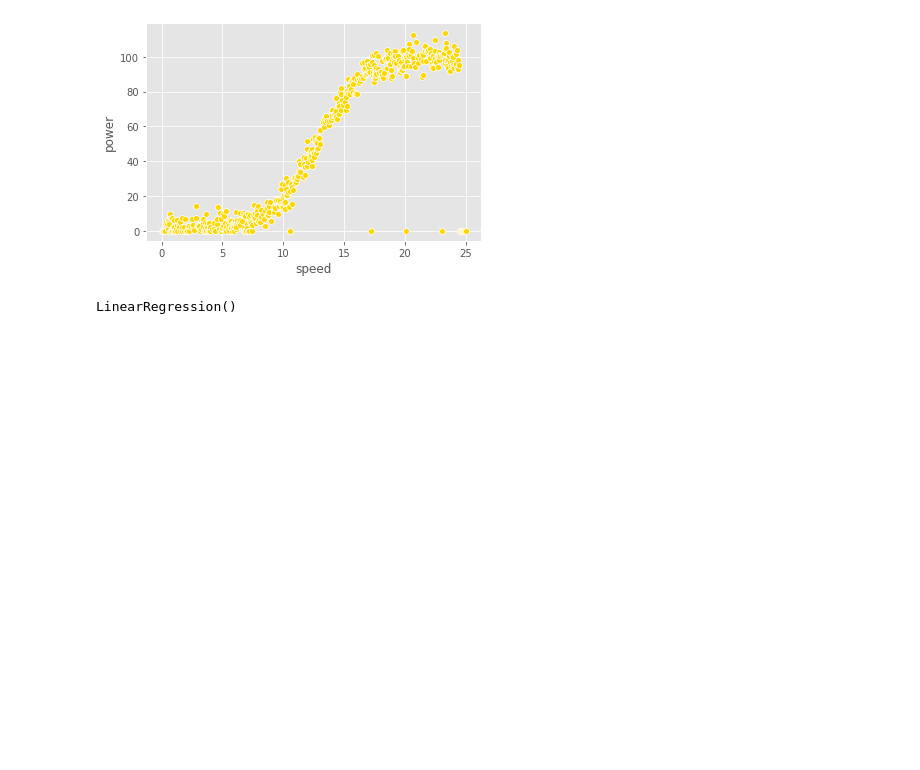
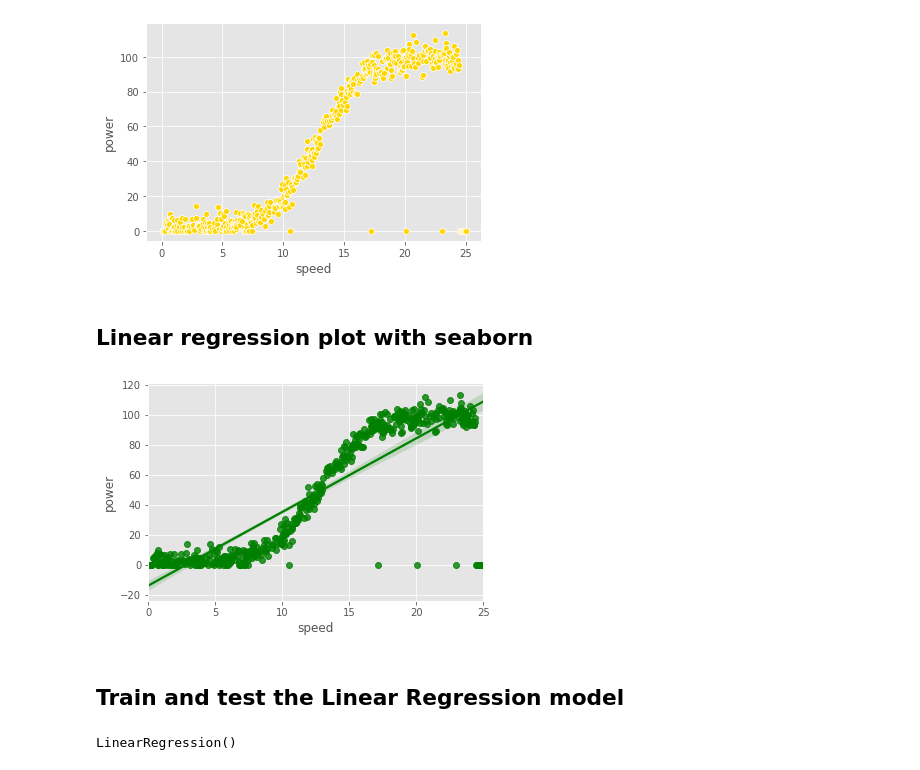
Before and after one commit to dssheldon/foda-project-sds, a Jupyter notebook: FoDA Project 2020.ipynb, the cells around one changed output. Drawn from its saved outputs; the diff is of its cells as text; code cells hidden in the pictures; blank space fills up the shorter version.

Commit message:
Further explored Linear Regression and Polynomial Regression and the impact on the data. Tried basic predictions of the data

```diff
--- a/FoDA Project 2020.ipynb
+++ b/FoDA Project 2020.ipynb
@@ -91,6 +134,18 @@ plt.style.use('ggplot')
 plt.show()
 # %% [output]
 [figure]
+# %% [markdown]
+## Linear regression plot with seaborn
+# %%
+#use the linear regresssion plot within seaborn, to visualise the linear regression line
+
+sns.regplot(data = df, x="speed", y="power", color='green')
+plt.style.use('ggplot')
+plt.show()
+# %% [output]
+[figure, added]
+# %% [markdown]
+## Train and test the Linear Regression model
 # %%
 X = df.iloc[:, :-1].values
 y = df.iloc[:, 1].values
```
Also changed, not shown: parts of 24 cells of this notebook.
